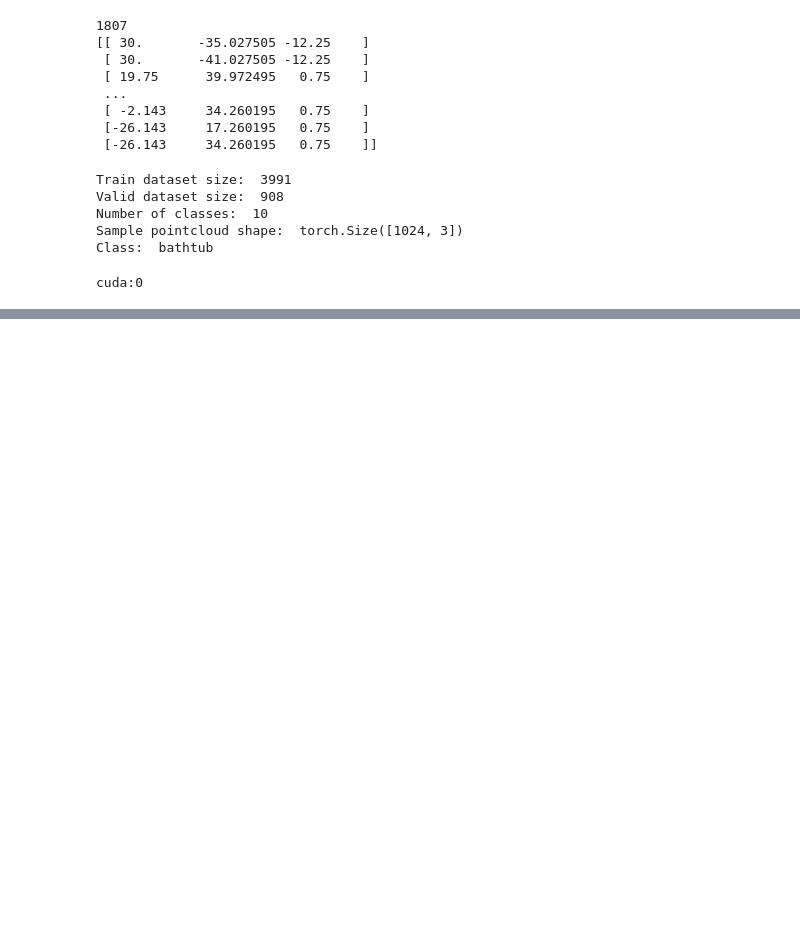
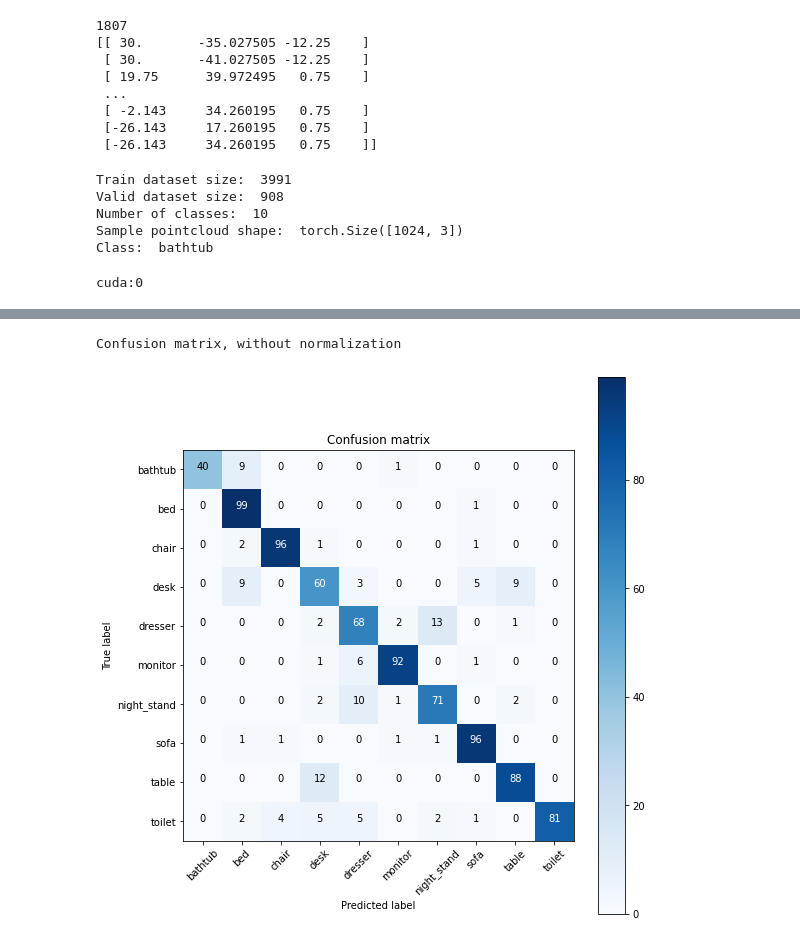
Before and after one commit to Manojkl/PointNet, a Jupyter notebook: Pointnet.ipynb, the cells around one changed output, grey strips where cells are left out. Drawn from its saved outputs; the diff is of its cells as text; code cells hidden in the pictures; blank space fills up the shorter version.

```diff
--- a/Pointnet.ipynb
+++ b/Pointnet.ipynb
@@ -507,0 +591,6 @@ Valid accuracy: 85 %
+# %%
+plt.figure(figsize=(8,8))
+plot_confusion_matrix(cm, list(classes.keys()), normalize=False)
+# %% [output]
+Confusion matrix, without normalization
+[figure, added]
```
Also changed, not shown: parts of 15 cells of this notebook.
